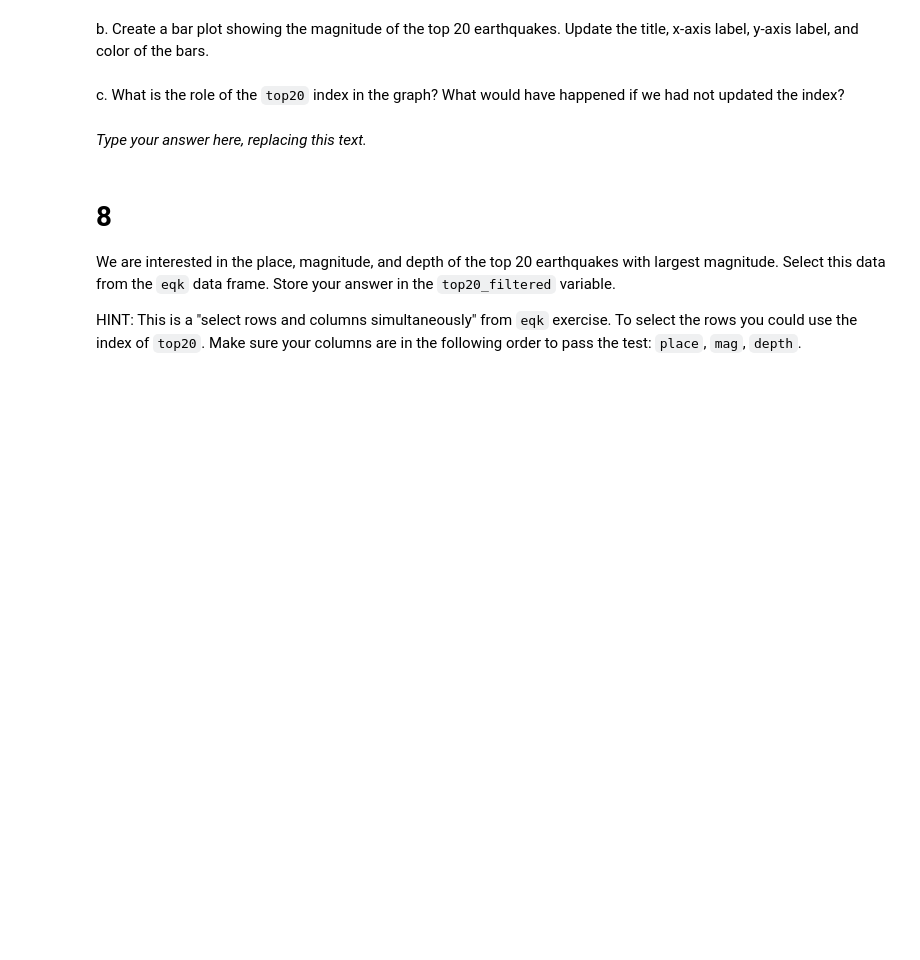
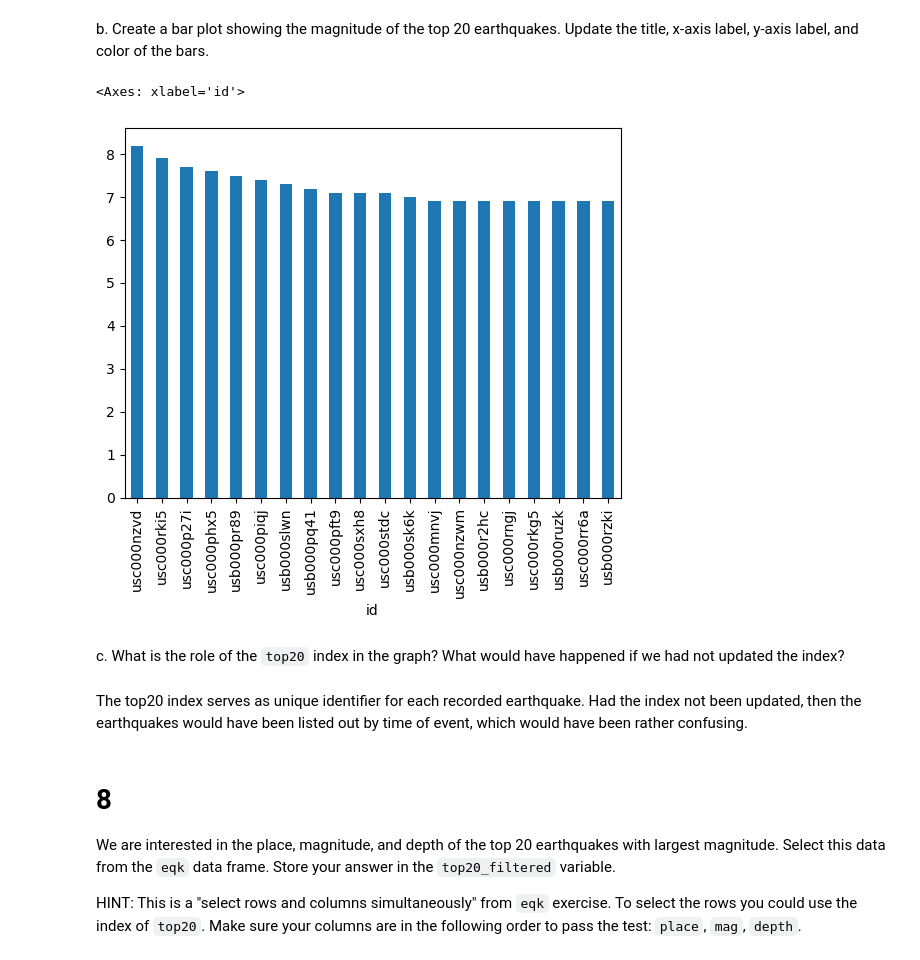
Before and after one commit to eowen19/eds220-hwk1, a Jupyter notebook: task3/hwk1-task3-earthquakes.ipynb, the cells around one changed output. Drawn from its saved outputs; the diff is of its cells as text; code cells hidden in the pictures; blank space fills up the shorter version.

```diff
--- a/task3/hwk1-task3-earthquakes.ipynb
+++ b/task3/hwk1-task3-earthquakes.ipynb
@@ -227,0 +225,2 @@ top20 =
+# %%
+top20 = eqk['mag'].nlargest(20)
@@ -234,14 +255,19 @@ grader.check("q7_a")
 <!-- BEGIN QUESTION -->
 
 b. Create a bar plot showing the magnitude of the top 20 earthquakes. Update the title, x-axis label, y-axis label, and color of the bars.
+# %%
+top20.plot(kind = 'bar')
+# %% [output]
+<Axes: xlabel='id'>
+[figure, added]
 # %% [markdown]
 <!-- END QUESTION -->
 
 <!-- BEGIN QUESTION -->
 
 c. What is the role of the `top20` index in the graph? What would have happened if we had not updated the index?
-# %% [markdown]
-_Type your answer here, replacing this text._
+# %% [markdown]
+The top20 index serves as unique identifier for each recorded earthquake. Had the index not been updated, then the earthquakes would have been listed out by time of event, which would have been rather confusing.
 # %% [markdown]
 <!-- END QUESTION -->
 
```
Also changed, not shown: parts of 12 cells of this notebook.
